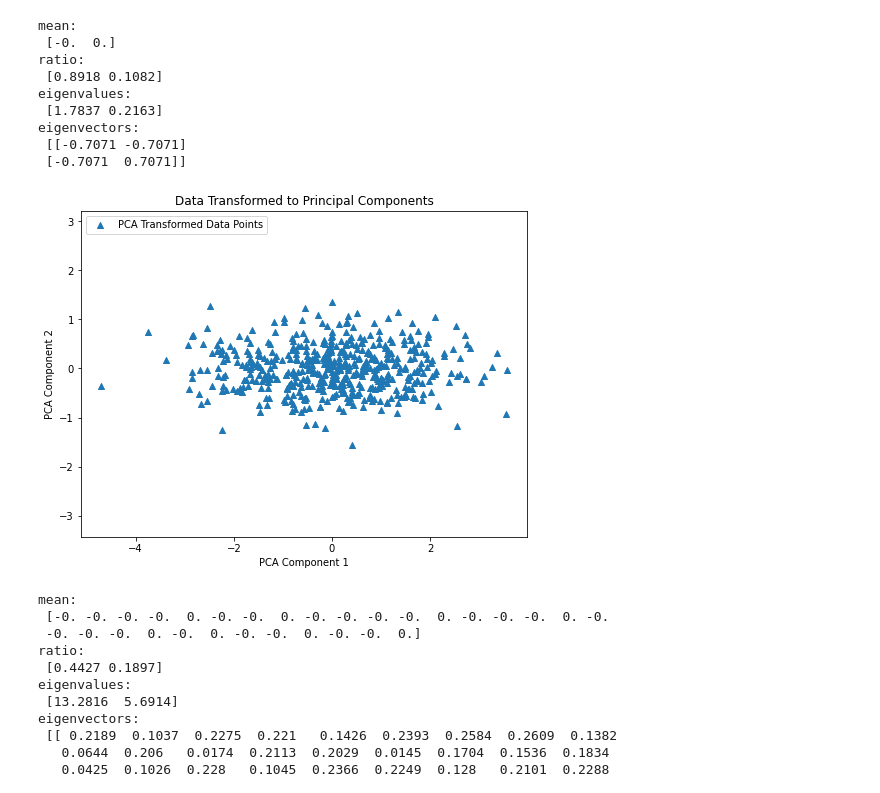
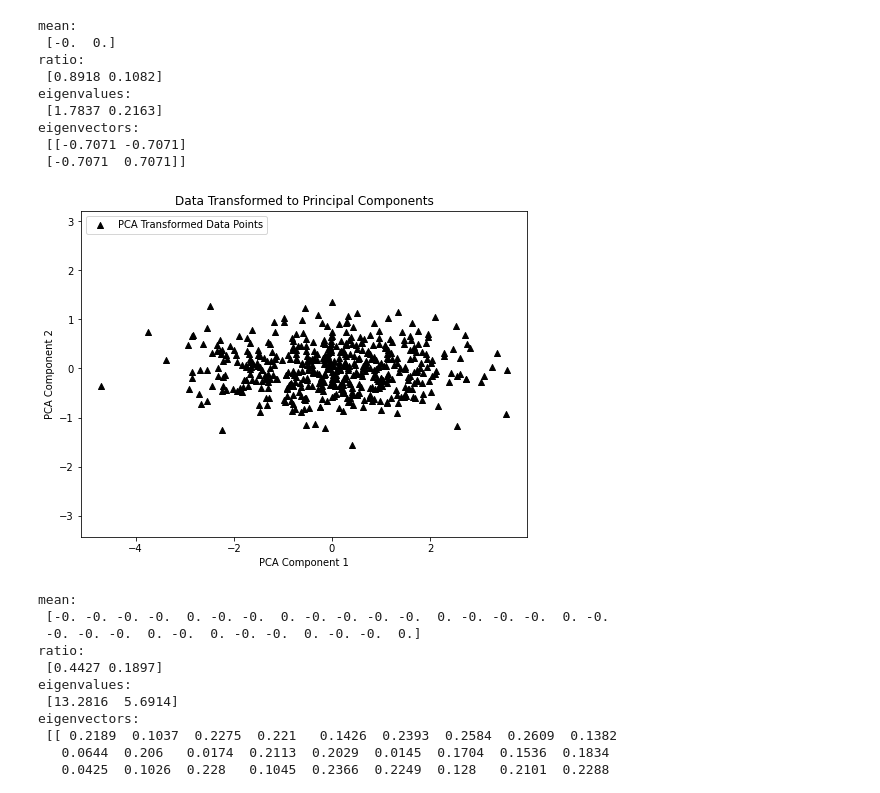
Before and after one commit to jchen8000/MLDLWithPython, a Jupyter notebook: 4_05_Principal_Component_Analysis/PCA_Algorithm_Implementation.ipynb, the cells around one changed output. Drawn from its saved outputs; the diff is of its cells as text; code cells hidden in the pictures.

```diff
--- a/4_05_Principal_Component_Analysis/PCA_Algorithm_Implementation.ipynb
+++ b/4_05_Principal_Component_Analysis/PCA_Algorithm_Implementation.ipynb
@@ -270,16 +270,16 @@ eigenvectors:
 # %%
 X_pca = pca.transform(X)
 plt.figure(1, figsize=(8,6))
-plt.scatter(X_pca[:, 0], X_pca[:, 1], marker='^', label='PCA Transformed Data Points')
+plt.scatter(X_pca[:, 0], X_pca[:, 1], c='k', marker='^', label='PCA Transformed Data Points')
 plt.axis('equal')
 plt.xlabel('PCA Component 1')
 plt.ylabel('PCA Component 2')
 plt.title('Data Transformed to Principal Components')
 plt.legend(loc='upper left')
 plt.savefig("pca_introduction_2.svg", format="svg", transparent=True, bbox_inches='tight')
 plt.show()
 # %% [output]
-[figure, old version]
+[figure, new version]
 # %%
 data = datasets.load_breast_cancer()
 scaler = preprocessing.StandardScaler()
```
Also changed, not shown: parts of 3 cells of this notebook.
